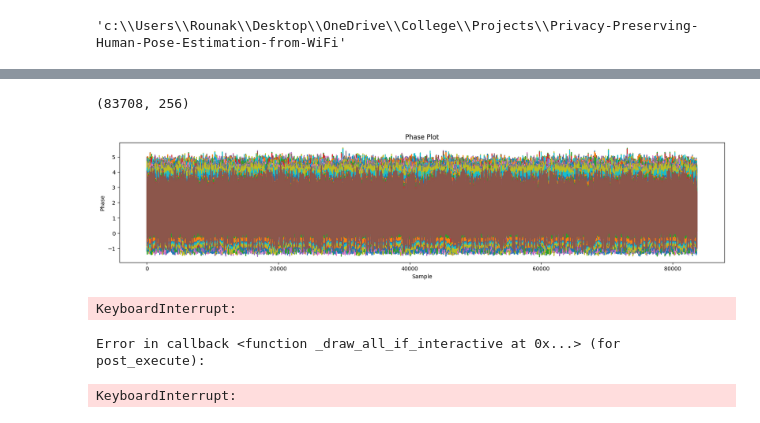
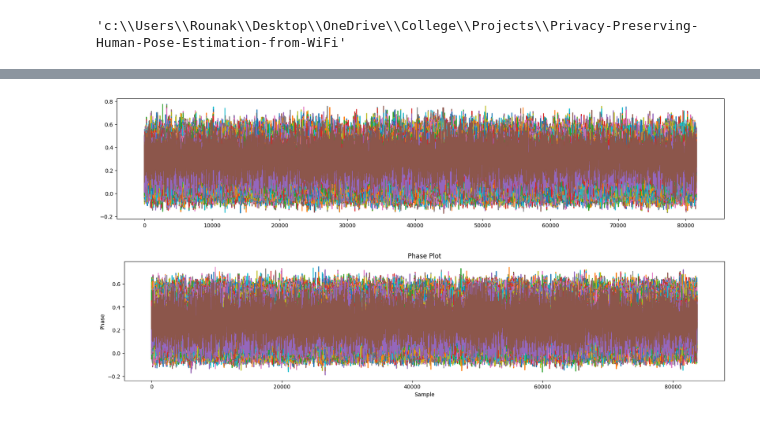
Before and after one commit to rounaccc/Privacy-Preserving-Human-Pose-Estimation-from-WiFi, a Jupyter notebook: research/stage01_data_transformation.ipynb, the cells around one changed output, grey strips where cells are left out. Drawn from its saved outputs; the diff is of its cells as text; code cells hidden in the pictures.

Commit message:
Data Transformation added

```diff
--- a/research/stage01_data_transformation.ipynb
+++ b/research/stage01_data_transformation.ipynb
@@ -34,28 +35,20 @@ class ConfigurationManager:
 
     def get_data_transformation_config(self) -> DataTransformationConfig:
         config = self.config.data_transformation
+        params = self.params.data_transformation
         create_directories([config.root_dir])
 
         data_transformation_config = DataTransformationConfig(
             root_dir = config.root_dir,
             data_dir = config.data_dir,
         )
+
+        # data_transformation_params = DataTransformationParams(
+        #     window_size = params.window_size,
+        #     n_sigmas = params.n_sigmas,
+        #     level = params.level,
+        #     wavelet = params.wavelet,
+        #     threshold = params.threshold,
+        # )
+
         return data_transformation_config
-# %%
-class DataTransformation:
-    def __init__(self, config: DataTransformationConfig):
-        self.config = config
-        self.filename = []
-        self.csi = None
-
-    def get_csi_files(self):
-        for filename in os.listdir(self.config.data_dir):
-            if filename.endswith(".mat"):
-                self.filename.append(filename)
-        print(self.filename)
-
-    def load_csi_data(self):
-        self.get_csi_files()
-        mat = sio.loadmat(self.config.data_dir+"/"+self.filename[-1])
-        self.csi = mat['csi_buff']
-        return self.csi
@@ -64,7 +129,7 @@ try:
     config = ConfigurationManager()
     data_transformation_config = config.get_data_transformation_config()
     data_transformation = DataTransformation(config = data_transformation_config)
-    data = data_transformation.load_csi_data()
+    data_transformation.save_data()
 
 except Exception as e:
     raise e
@@ -77,4 +152,0 @@ except Exception as e:
-# %%
-data.shape
-# %% [output]
-(83708, 256)
@@ -121,38 +153,15 @@ denoised_phase = denoise_signal(filtered_phase)
 # %%
 import matplotlib.pyplot as plt
 
 plt.figure(figsize=(20, 4))
-plt.plot(denoised_phase)
+plt.plot(data_transformation.activity_data['C'])
+# plot one more data of key W
+plt.figure(figsize=(20, 4))
+plt.plot(data_transformation.activity_data['W'])
 plt.title('Phase Plot')
 plt.xlabel('Sample')
 plt.ylabel('Phase')
 plt.show()
 # %% [output]
-[figure, old version]
+[figure, new version]
+[figure, added]
-# %%
-import matplotlib.pyplot as plt
-
-# Original phase data
-original_phase = np.angle(csi_data)  # Assuming you have your original phase data
-
-# Create a figure with two subplots
-fig, axs = plt.subplots(1, 2, figsize=(20, 4))
-
-# Plot original phase on the left subplot
-axs[0].plot(original_phase)
-axs[0].set_title('Original Phase')
-axs[0].set_xlabel('Sample')
-axs[0].set_ylabel('Phase')
-
-# Plot preprocessed phase on the right subplot
-axs[1].plot(denoised_phase)  # denoised_phase is the processed phase data
-axs[1].set_title('Processed Phase')
-axs[1].set_xlabel('Sample')
-axs[1].set_ylabel('Phase')
-
-plt.tight_layout()  # Ensures subplots don't overlap
-plt.show()
-# %% [output]
-KeyboardInterrupt:
-Error in callback <function _draw_all_if_interactive at 0x...> (for post_execute):
-KeyboardInterrupt:
```
Also changed, not shown: parts of 8 cells of this notebook, 4 other files.
